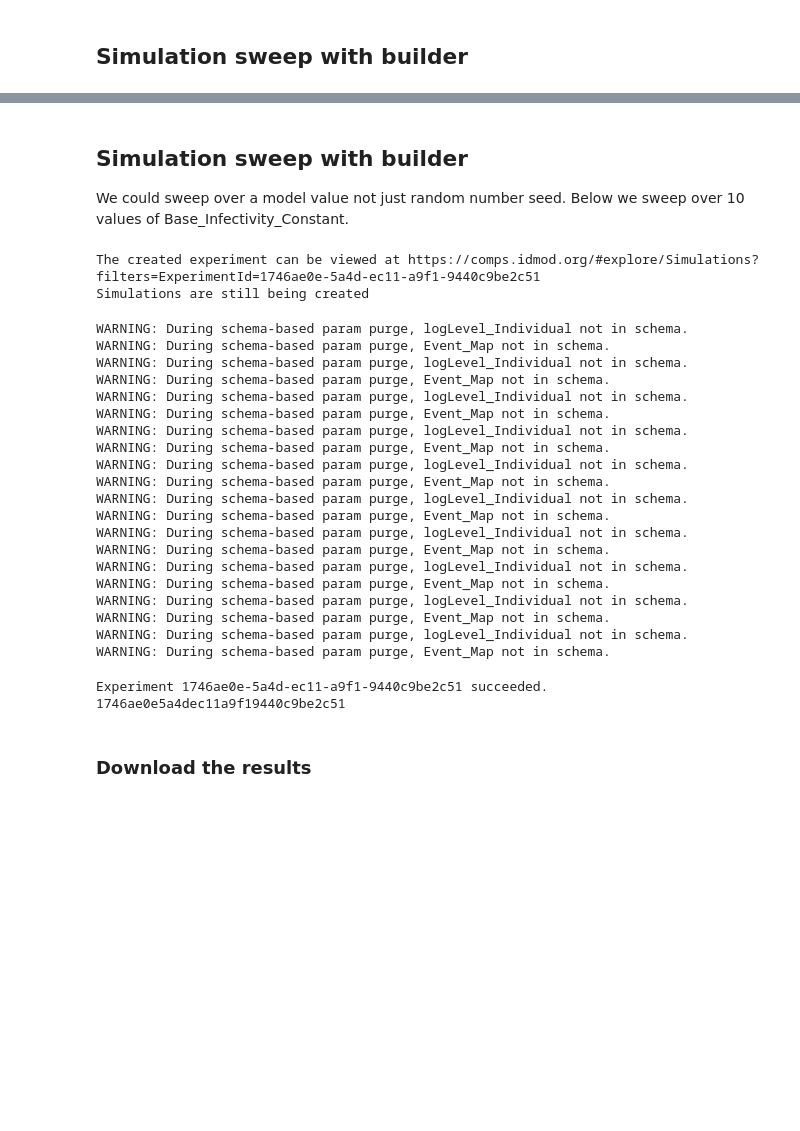
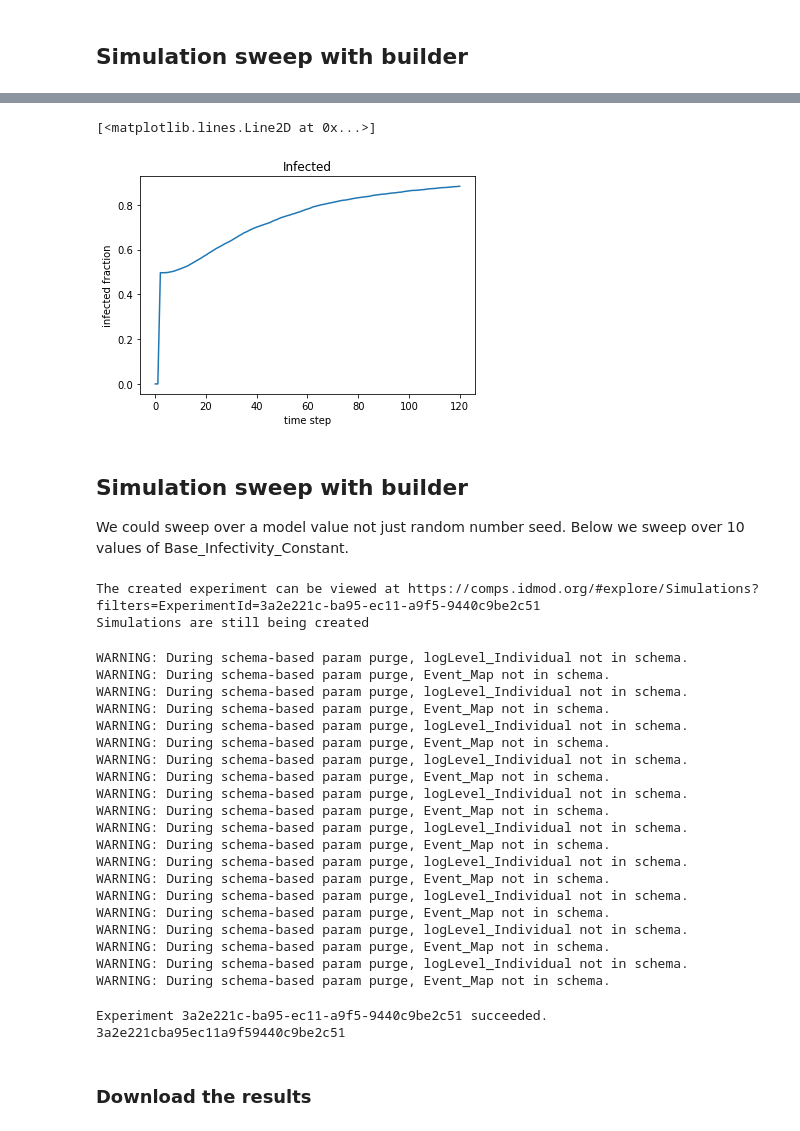
Before and after one commit to jonathanhhb/bindery_demo, a Jupyter notebook: TBHIV/EMOD-TBHIV_QS_ParamSens.ipynb, the cells around one changed output, grey strips where cells are left out. Cells and saved outputs as stored; diff of their text form; code cells hidden in the pictures; blank space fills up the shorter version.

```diff
--- a/TBHIV/EMOD-TBHIV_QS_ParamSens.ipynb
+++ b/TBHIV/EMOD-TBHIV_QS_ParamSens.ipynb
@@ -100,6 +127,7 @@ def build_camp():
 
     # Seed the outbreak
     camp.set_schema( manifest.schema_file ) # use this once we update our emod-api
+
     # camp.schema_path = manifest.schema_file # old way
     seed = ob.seed_by_coverage( camp, 40, 0.5 )
     camp.add( seed )
@@ -111,7 +139,7 @@ def build_camp():
 
     # And others are triggered
     camp.add( ad.ActiveDiagnostic( camp, ["TBActivationPresymptomatic"], start_day=1, pos_event="Hello" ) )
-    camp.add( hd.HIVDiagnostic( camp, ["TBActivationPresymptomatic"], start_day=1, pos_event="Oh_No_I_Have_HIV", neg_event="Yay" ) )
+    camp.add( hd.HIVDiagnostic( camp, ["TBActivationPresymptomatic"], start_day=1, pos_event="Yay", neg_event="Oh_No_I_Have_HIV" ) )
 
     return camp
 # %% [markdown]
@@ -292,3 +329,12 @@ Deleting workitem eda09de6-584d-ec11-a9f1-9440c9be2c51
+# %%
+import matplotlib.pyplot as plt
+plt.title('Infected')
+plt.xlabel('time step')
+plt.ylabel('infected fraction')
+plt.plot( tb_prev )
+# %% [output]
+[<matplotlib.lines.Line2D at 0x...>]
+[figure, added]
 # %% [markdown]
 
 ## Simulation sweep with builder
@@ -304,7 +350,7 @@ builder.add_sweep_definition( update_sim_bic, range(10) )
 
 experiment_id = run_test()
 # %% [output]
-The created experiment can be viewed at https://comps.idmod.org/#explore/Simulations?filters=ExperimentId=1746ae0e-5a4d-ec11-a9f1-9440c9be2c51
+The created experiment can be viewed at https://comps.idmod.org/#explore/Simulations?filters=ExperimentId=3a2e221c-ba95-ec11-a9f5-9440c9be2c51
 Simulations are still being created
 WARNING: During schema-based param purge, logLevel_Individual not in schema.
 WARNING: During schema-based param purge, Event_Map not in schema.
@@ -326,8 +372,8 @@ WARNING: During schema-based param purge, logLevel_Individual not in schema.
 WARNING: During schema-based param purge, Event_Map not in schema.
 WARNING: During schema-based param purge, logLevel_Individual not in schema.
 WARNING: During schema-based param purge, Event_Map not in schema.
-Experiment 1746ae0e-5a4d-ec11-a9f1-9440c9be2c51 succeeded.
-1746ae0e5a4dec11a9f19440c9be2c51
+Experiment 3a2e221c-ba95-ec11-a9f5-9440c9be2c51 succeeded.
+3a2e221cba95ec11a9f59440c9be2c51
 # %% [markdown]
 ### Download the results
 # %%
```
Also changed, not shown: parts of 35 cells of this notebook.
